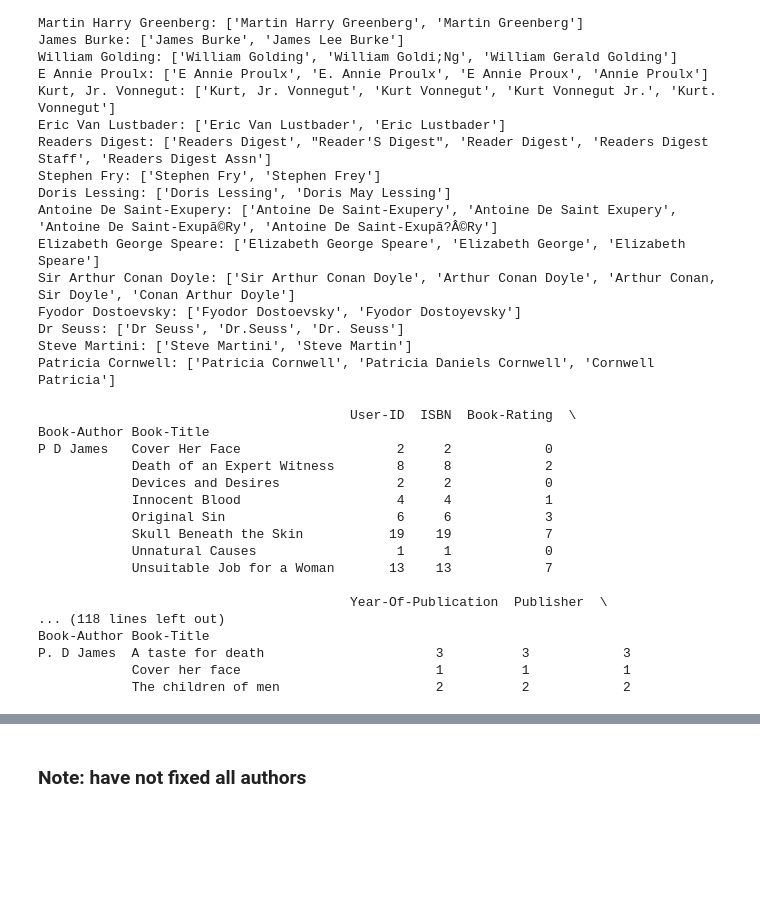
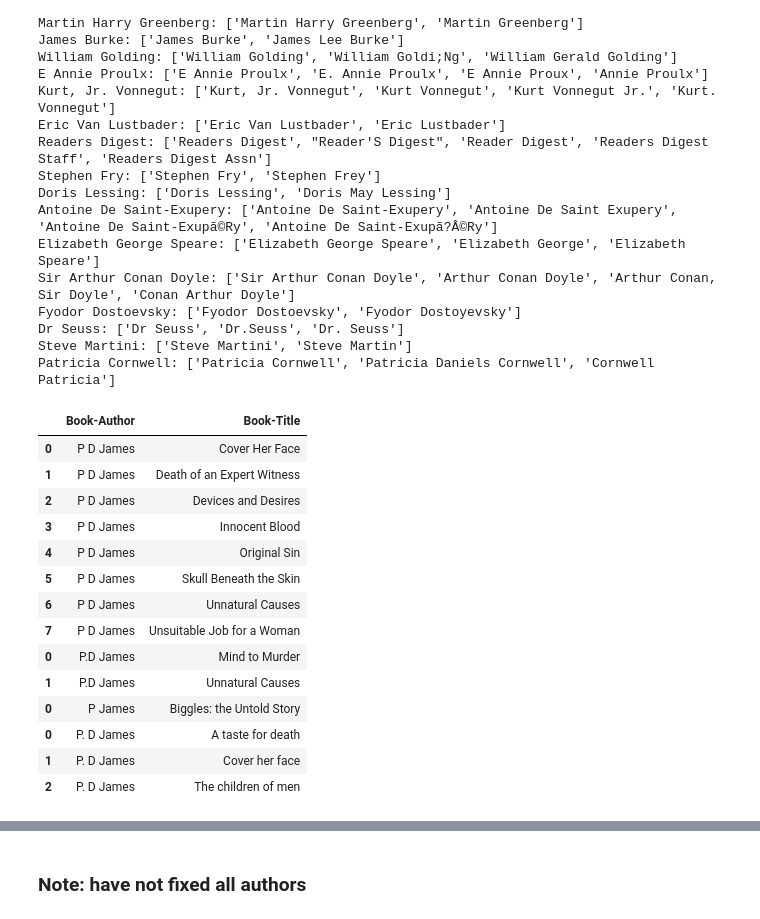
Before and after one commit to stephanielabelle/book_recommender, a Jupyter notebook: book_recommender.ipynb, the cells around one changed output, grey strips where cells are left out. Cells and saved outputs as stored; diff of their text form; code cells hidden in the pictures; blank space fills up the shorter version.

Commit message:
fixed more prints

```diff
--- a/book_recommender.ipynb
+++ b/book_recommender.ipynb
@@ -345,25 +345,29 @@ Steve Martini: ['Steve Martini', 'Steve Martin']
 Patricia Cornwell: ['Patricia Cornwell', 'Patricia Daniels Cornwell', 'Cornwell Patricia']
 # %%
 author="P D James"
-variation = authorquery(author, uniqueauthlist)
-for name in variation:
-    print(df_ratings_books.loc[df_ratings_books["Book-Author"] == name,:].groupby(['Book-Author',"Book-Title"]).count())
+list = authorquery(author, uniqueauthlist)
+df = pd.DataFrame()
+datalist = []
+for name in list:
+    list = df_ratings_books.loc[df_ratings_books["Book-Author"] == name,['Book-Author','Book-Title']].groupby(['Book-Author',"Book-Title"]).count().reset_index()
+    datalist.append(list)
+df = pd.concat(datalist)
+df = df[df['Book-Author'] != "P.D. James"]
+df
 # %% [output]
-                                        User-ID  ISBN  Book-Rating  \
-Book-Author Book-Title
-P D James   Cover Her Face                    2     2            0
-            Death of an Expert Witness        8     8            2
-            Devices and Desires               2     2            0
-            Innocent Blood                    4     4            1
-            Original Sin                      6     6            3
-            Skull Beneath the Skin           19    19            7
-            Unnatural Causes                  1     1            0
-            Unsuitable Job for a Woman       13    13            7
-
-                                        Year-Of-Publication  Publisher  \
-... (118 lines left out)
-Book-Author Book-Title
-P. D James  A taste for death                      3          3            3
-            Cover her face                         1          1            1
-            The children of men                    2          2            2
+|  | Book-Author | Book-Title |
+| 0 | P D James | Cover Her Face |
+| 1 | P D James | Death of an Expert Witness |
+| 2 | P D James | Devices and Desires |
+| 3 | P D James | Innocent Blood |
+| 4 | P D James | Original Sin |
+| 5 | P D James | Skull Beneath the Skin |
+| 6 | P D James | Unnatural Causes |
+| 7 | P D James | Unsuitable Job for a Woman |
+| 0 | P.D James | Mind to Murder |
+| 1 | P.D James | Unnatural Causes |
+| 0 | P James | Biggles: the Untold Story |
+| 0 | P. D James | A taste for death |
+| 1 | P. D James | Cover her face |
+| 2 | P. D James | The children of men |
 # %%
```
Also changed, not shown: parts of 28 cells of this notebook.
